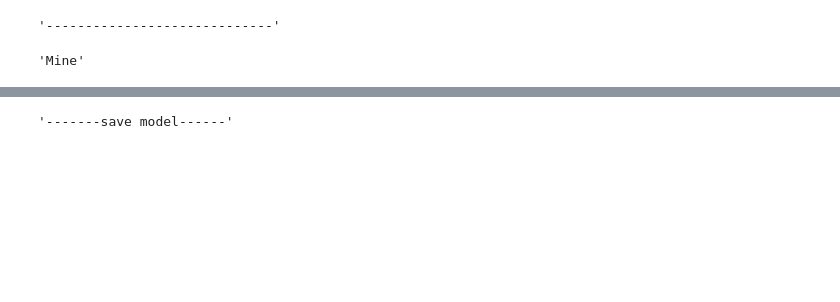
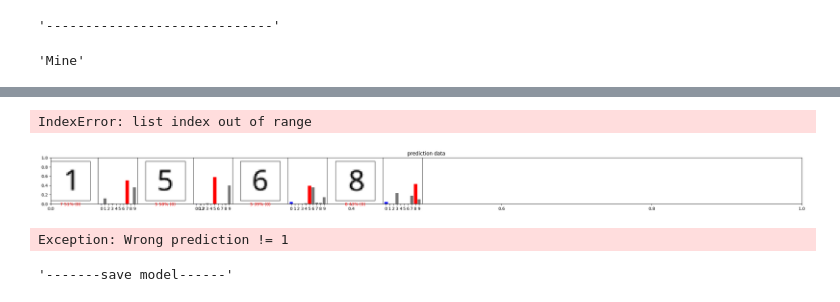
Before and after one commit to Valentin-Golyonko/SudokuML, a Jupyter notebook: help_scripts/board_processing/tf.ipynb, the cells around one changed output, grey strips where cells are left out. Saved outputs shown, nothing was run; the diff lists cells and outputs as text; code cells hidden in the pictures; blank space fills up the shorter version.

```diff
--- a/help_scripts/board_processing/tf.ipynb
+++ b/help_scripts/board_processing/tf.ipynb
@@ -1225,5 +2063,0 @@ array([[0.00000000e+00, 0.00000000e+00, 0.00000000e+00, 0.00000000e+00,
-# %%
-# Add the image to a batch where it's the only member.
-img_to_predict = np.expand_dims(my_img, axis=0)
-
-print(f"{img_to_predict.shape = }")
@@ -1252,0 +3750,26 @@ if test_prediction != 8:
+# %%
+board_data = [target_for_tf_1, target_for_tf_5, target_for_tf_6, target_for_tf_8]
+labels = [0] * 9
+prediction_numbers = []
+
+num_rows = 1
+num_cols = 8
+num_images = num_rows * num_cols
+plt.figure(figsize=(2 * 2 * num_cols, 2 * num_rows))
+plt.title("prediction data")
+for i in range(num_images):
+
+    img_to_predict = np.expand_dims(board_data[i], axis=0)
+    predictions_single = probability_model.predict(img_to_predict)
+
+    plt.subplot(num_rows, 2 * num_cols, 2 * i + 1)
+    plot_image(i, predictions_single[0], labels, board_data)
+    plt.subplot(num_rows, 2 * num_cols, 2 * i + 2)
+    plot_value_array(i, predictions_single[0], labels)
+
+    prediction_number = np.argmax(predictions_single[0])
+    prediction_numbers.append(prediction_number)
+
+plt.tight_layout()
+plt.show()
+# %% [output]
@@ -1253,3 +3780,16 @@ if test_prediction != 8:
+IndexError: list index out of range
+[figure, added]
+# %%
+if prediction_numbers[0] != 1:
+    raise Exception("Wrong prediction != 1")
+if prediction_numbers[1] != 5:
+    raise Exception("Wrong prediction != 5")
+if prediction_numbers[2] != 6:
+    raise Exception("Wrong prediction != 6")
+if prediction_numbers[3] != 8:
+    raise Exception("Wrong prediction != 8")
+# %% [output]
+Exception: Wrong prediction != 1
 # %%
 """-------save model------"""
 # %% [output]
```
Also changed, not shown: parts of 30 cells of this notebook.
